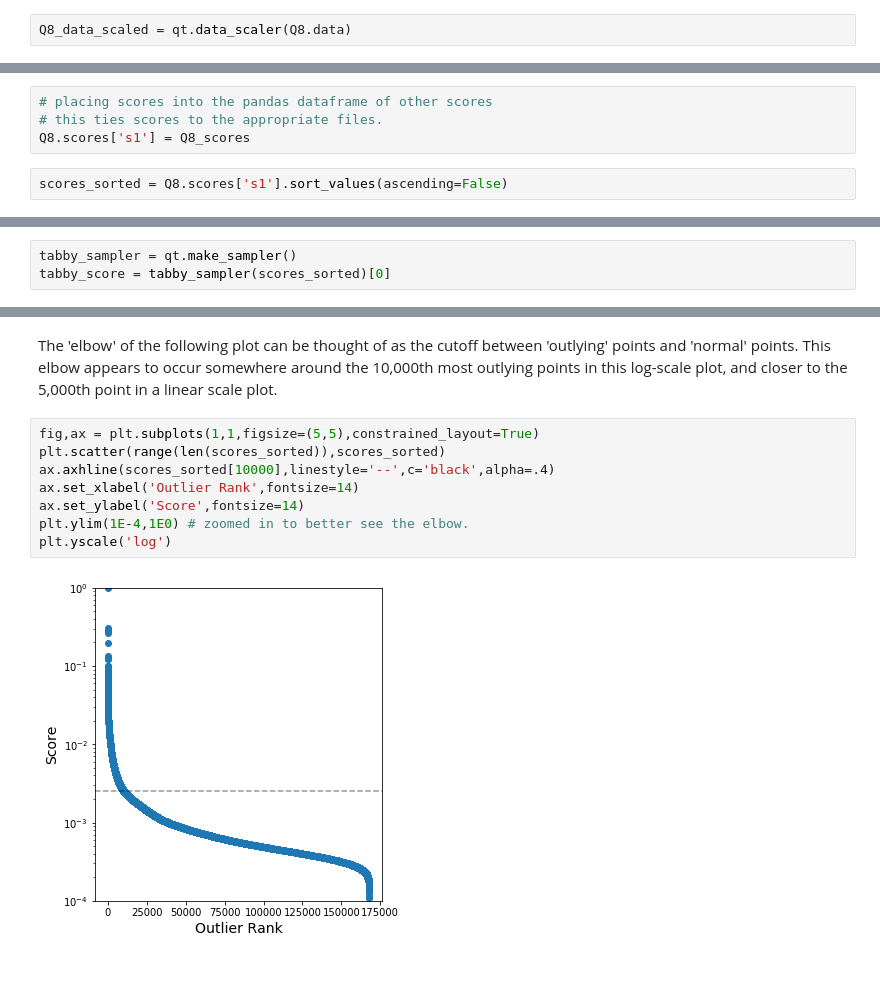
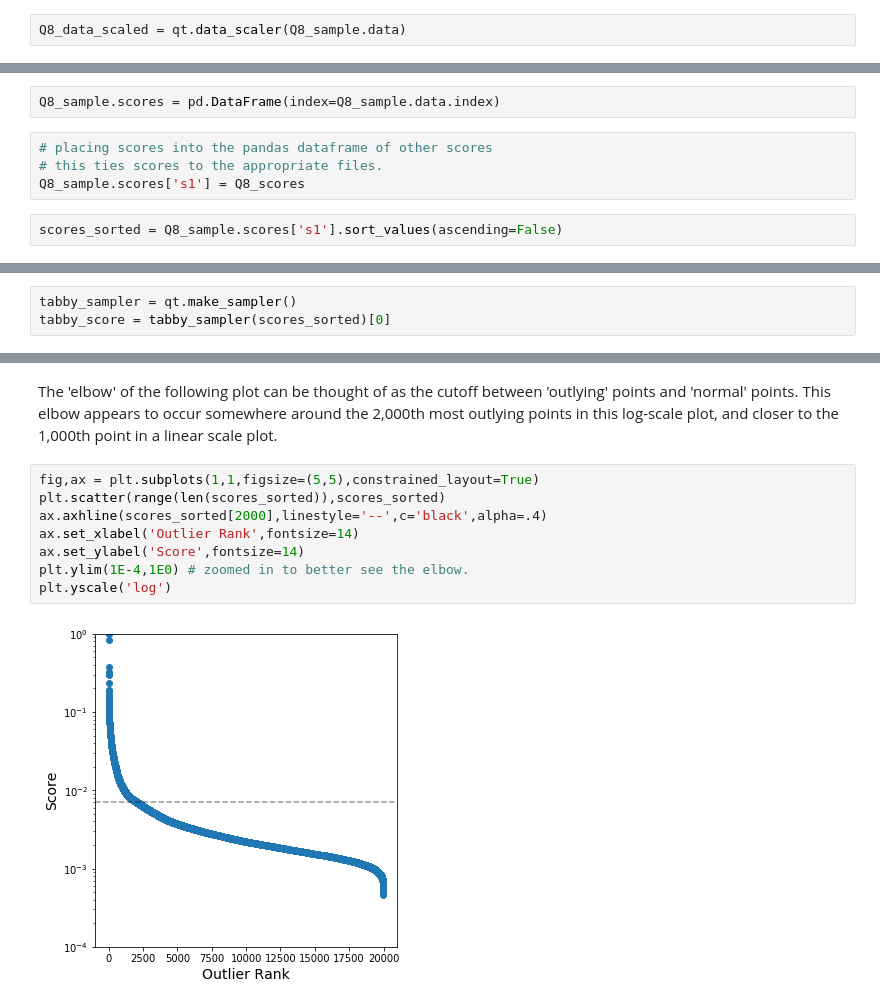
Before and after one commit to d-giles/KeplerML, a Jupyter notebook: Scoring Example.ipynb, the cells around one changed output, grey strips where cells are left out. Cells and saved outputs as stored; diff of their text form; blank space fills up the shorter version.

Commit message:
Updated scoring example and included example data

```diff
--- a/Scoring Example.ipynb
+++ b/Scoring Example.ipynb
@@ -44,7 +43,7 @@ Q8.data.head()
 | kplr000757280-2011073133259_llc.fits | 1.619512e-07 | 0.999989 | -0.131370 | 5.975731e-08 | 0.000244 | 0.000244 | 0 | 0 | ... |
 | kplr000757450-2011073133259_llc.fits | -7.148782e-06 | 0.999703 | -0.297628 | 1.026218e-05 | 0.003204 | 0.003203 | 17 | 16 | ... |
 # %%
-Q8_data_scaled = qt.data_scaler(Q8.data)
+Q8_data_scaled = qt.data_scaler(Q8_sample.data)
 # %%
 Q8_scores = kinship.kinship_scores(Q8_data_scaled,kmin=1,samp_size=1000,n_iter=5)
 # %%
@@ -59,6 +62,8 @@ Q8_scores = Q8_scores[0]
+# %%
+Q8_sample.scores = pd.DataFrame(index=Q8_sample.data.index)
 # %%
 # placing scores into the pandas dataframe of other scores
 # this ties scores to the appropriate files.
-Q8.scores['s1'] = Q8_scores
+Q8_sample.scores['s1'] = Q8_scores
 # %%
-scores_sorted = Q8.scores['s1'].sort_values(ascending=False)
+scores_sorted = Q8_sample.scores['s1'].sort_values(ascending=False)
@@ -91,15 +98,15 @@ plt.yscale('log')
 # %% [markdown]
-The 'elbow' of the following plot can be thought of as the cutoff between 'outlying' points and 'normal' points. This elbow appears to occur somewhere around the 10,000th most outlying points in this log-scale plot, and closer to the 5,000th point in a linear scale plot.
+The 'elbow' of the following plot can be thought of as the cutoff between 'outlying' points and 'normal' points. This elbow appears to occur somewhere around the 2,000th most outlying points in this log-scale plot, and closer to the 1,000th point in a linear scale plot.
 # %%
 fig,ax = plt.subplots(1,1,figsize=(5,5),constrained_layout=True)
 plt.scatter(range(len(scores_sorted)),scores_sorted)
-ax.axhline(scores_sorted[10000],linestyle='--',c='black',alpha=.4)
+ax.axhline(scores_sorted[2000],linestyle='--',c='black',alpha=.4)
 ax.set_xlabel('Outlier Rank',fontsize=14)
 ax.set_ylabel('Score',fontsize=14)
 plt.ylim(1E-4,1E0) # zoomed in to better see the elbow.
 plt.yscale('log')
 # %% [output]
-[figure, old version]
+[figure, new version]
 # %%
 fig,ax = plt.subplots(1,1,figsize=(5,5),constrained_layout=True)
 plt.scatter(range(len(scores_sorted)),scores_sorted)
```
Also changed, not shown: parts of 8 cells of this notebook, 2 other files.
